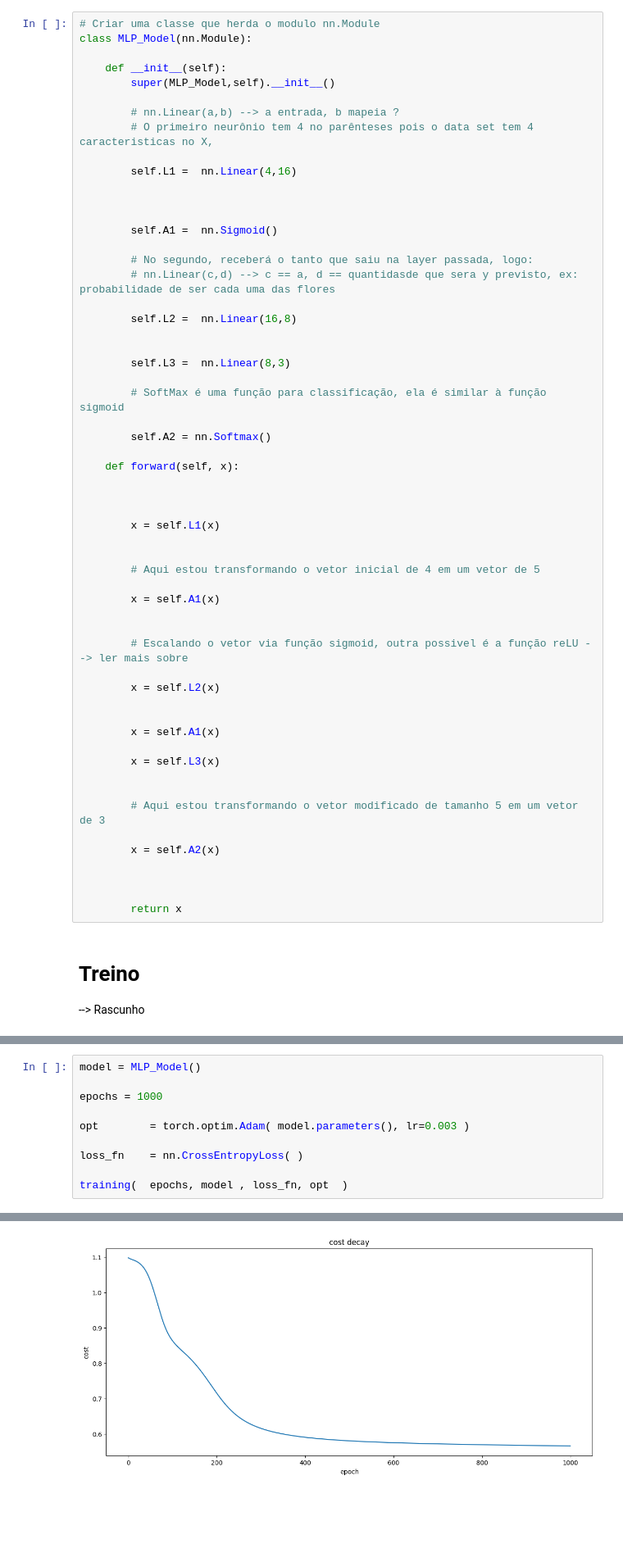
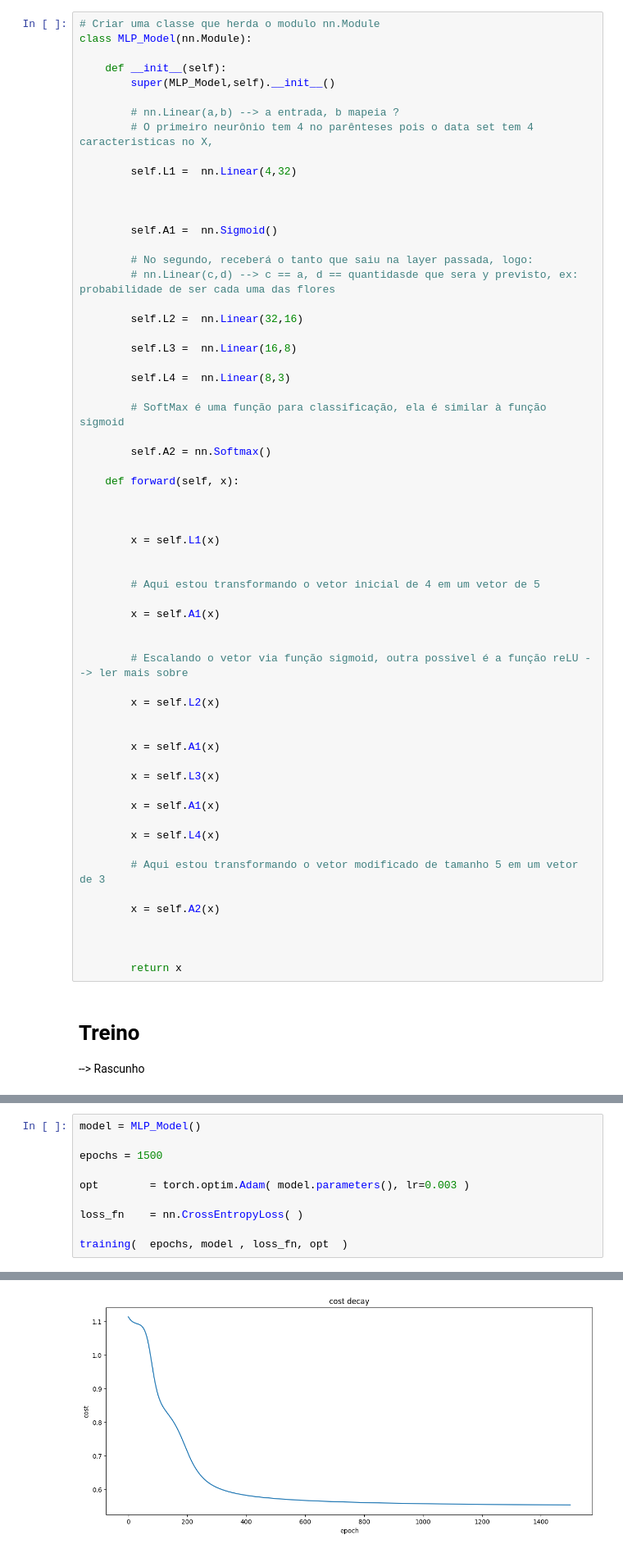
Before and after one commit to Erickllino/Neural_Network, a Jupyter notebook: NN.ipynb, the cells around one changed output, grey strips where cells are left out. Shown: that part at 82% size. Cells and saved outputs as stored; diff of their text form; blank space fills up the shorter version.

```diff
--- a/NN.ipynb
+++ b/NN.ipynb
@@ -205,7 +205,7 @@ class MLP_Model(nn.Module):
         # nn.Linear(a,b) --> a entrada, b mapeia ?
         # O primeiro neurônio tem 4 no parênteses pois o data set tem 4 caracteristicas no X,
 
-        self.L1 =  nn.Linear(4,16)
+        self.L1 =  nn.Linear(4,32)
 
 
 
@@ -214,10 +214,11 @@ class MLP_Model(nn.Module):
         # No segundo, receberá o tanto que saiu na layer passada, logo:
         # nn.Linear(c,d) --> c == a, d == quantidasde que sera y previsto, ex: probabilidade de ser cada uma das flores
 
-        self.L2 =  nn.Linear(16,8)
+        self.L2 =  nn.Linear(32,16)
 
+        self.L3 =  nn.Linear(16,8)
 
-        self.L3 =  nn.Linear(8,3)
+        self.L4 =  nn.Linear(8,3)
 
         # SoftMax é uma função para classificação, ela é similar à função sigmoid
 
@@ -244,6 +245,9 @@ class MLP_Model(nn.Module):
 
         x = self.L3(x)
 
+        x = self.A1(x)
+
+        x = self.L4(x)
 
         # Aqui estou transformando o vetor modificado de tamanho 5 em um vetor de 3
 
@@ -290,7 +294,7 @@ def training( N_Epochs, model, loss_fn, opt  ):
 # %%
 model = MLP_Model()
 
-epochs = 1000
+epochs = 1500
 
 opt        = torch.optim.Adam( model.parameters(), lr=0.003 )
 
@@ -318,4 +339,4 @@ training(  epochs, model , loss_fn, opt  )
-[figure, old version]
+[figure, new version]
 # %%
 with torch.no_grad():
     model.eval()
```
Also changed, not shown: parts of 1 cell of this notebook.
